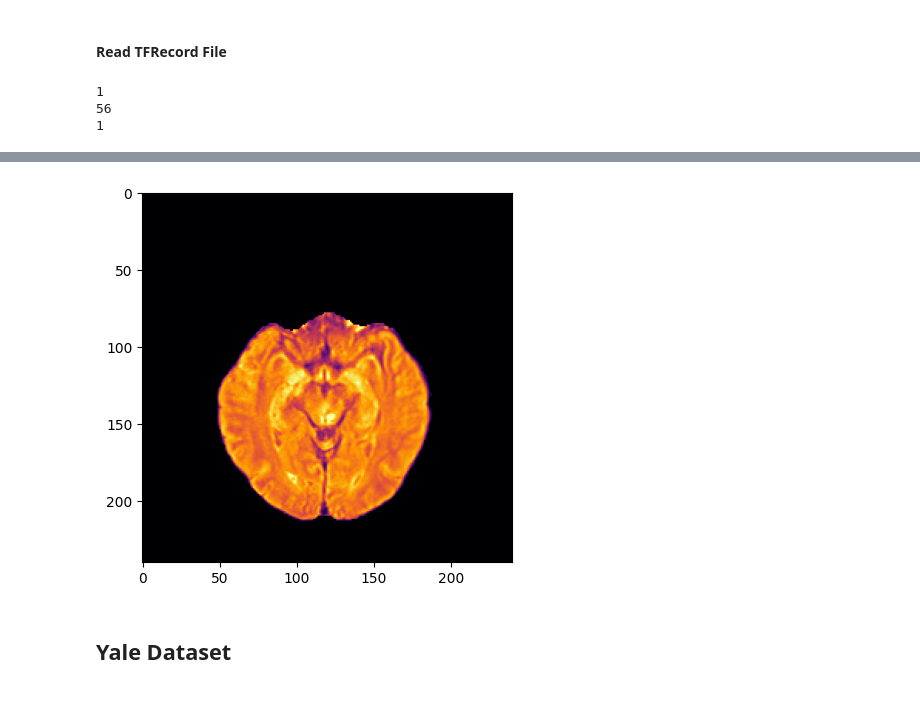
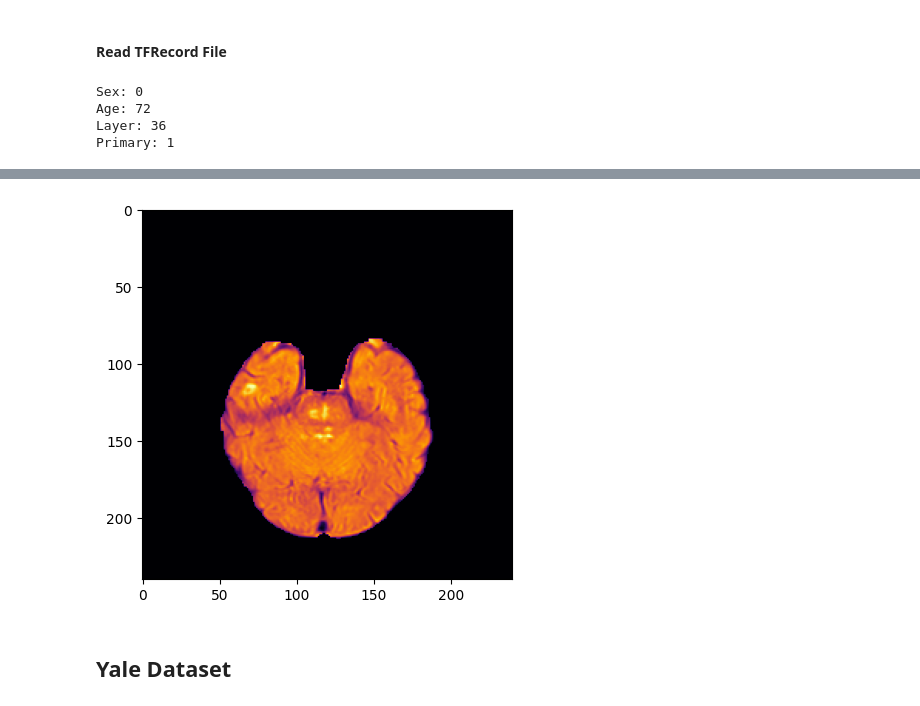
Before and after one commit to LennartPhil/Brain_Mets_Classification, a Jupyter notebook: notebooks/AI/data_preparation.ipynb, the cells around one changed output, grey strips where cells are left out. Saved outputs shown, nothing was run; the diff lists cells and outputs as text; code cells hidden in the pictures.

Commit message:
gets the layer number for each slice and saves it in the tfrs

```diff
--- a/notebooks/AI/data_preparation.ipynb
+++ b/notebooks/AI/data_preparation.ipynb
@@ -1530,7 +1544,7 @@ found 1 leasion(s) in patient sub-02179132
 # %% [markdown]
 #### Read TFRecord File
 # %%
-path_to_testing_tfr = "/Users/LennartPhilipp/Desktop/Uni/Prowiss/Datensatz_RGB/regensburg_slices_tfrecords/all_pats_single_slice_gray/sub-02095303/sub-02095303_0.tfrecord"
+path_to_testing_tfr = "/Users/LennartPhilipp/Desktop/Uni/Prowiss/Datensatz_RGB/regensburg_slices_tfrecords/all_pats_single_slice_gray/sub-01707275/sub-01707275_0.tfrecord"
 
 num_images = 4
 
@@ -1538,6 +1552,7 @@ feature_description = {
     "image": tf.io.FixedLenFeature([240, 240, num_images], tf.float32),
     "sex": tf.io.FixedLenFeature([], tf.int64, default_value=[0]),
     "age": tf.io.FixedLenFeature([], tf.int64, default_value=0),
+    "layer": tf.io.FixedLenFeature([], tf.int64, default_value=0),
     "primary": tf.io.FixedLenFeature([], tf.int64, default_value=0),
 }
 
@@ -1548,16 +1563,17 @@ def parse(serialize_patient):
     image = example["image"]
     image = tf.reshape(image, [240, 240, num_images]) #[149, 185, 155, 4] = old size
 
-    return image, example["sex"], example["age"], example["primary"]
+    return image, example["sex"], example["age"], example["layer"], example["primary"]
 
 dataset = tf.data.TFRecordDataset([path_to_testing_tfr], compression_type="GZIP")
 parsed_dataset = dataset.map(parse)
 
 test_image = parsed_dataset.take(1)
-for image, sex, age, primary in test_image:
-    print(sex.numpy())
-    print(age.numpy())
-    print(primary.numpy())
+for image, sex, age, layer, primary in test_image:
+    print(f"Sex: {sex.numpy()}")
+    print(f"Age: {age.numpy()}")
+    print(f"Layer: {layer.numpy()}")
+    print(f"Primary: {primary.numpy()}")
     numpy_image = image.numpy()
     plt.imshow(numpy_image[:,:,3], cmap = "inferno")
 
@@ -1565,6 +1581,7 @@ for image, sex, age, primary in test_image:
 # m = 1, 0
 # f = 0, 1
 # %% [output]
-1
-56
-1
+Sex: 0
+Age: 72
+Layer: 36
+Primary: 1
@@ -1571,4 +1589,4 @@ for image, sex, age, primary in test_image:
-[figure, old version]
+[figure, new version]
 # %% [markdown]
 ## Yale Dataset
 # %%
```
Also changed, not shown: parts of 9 cells of this notebook.
